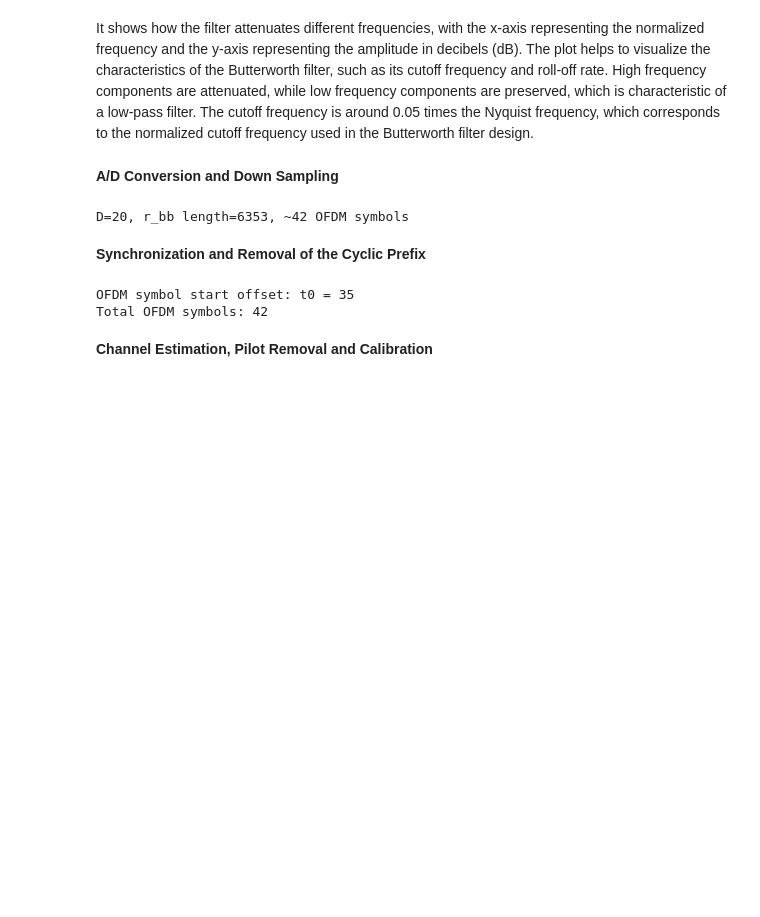
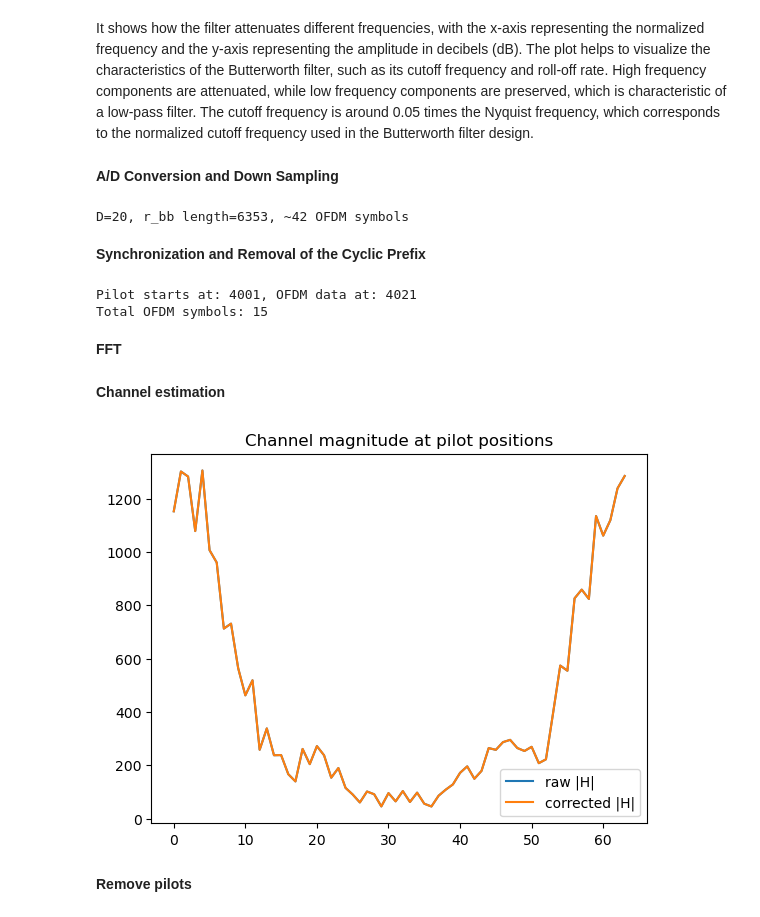
Before and after one commit to axellangenskiold/eitn21, a Jupyter notebook: assignment1_task3_alice.ipynb, the cells around one changed output. Drawn from its saved outputs; the diff is of its cells as text; code cells hidden in the pictures; blank space fills up the shorter version.

```diff
--- a/assignment1_task3_alice.ipynb
+++ b/assignment1_task3_alice.ipynb
@@ -51,30 +51,57 @@ D=20, r_bb length=6353, ~42 OFDM symbols
 # %% [markdown]
 **Synchronization and Removal of the Cyclic Prefix**
 # %%
-from numpy.lib.stride_tricks import sliding_window_view
+Tper = Nsc // 2  # = 64, pilot symbol period
 
-Nofdm = Nsc + Ncp  # 148 samples per OFDM symbol
+wins  = sliding_window_view(r_bb, 2 * Tper)
+gamma = np.sum(wins[:, :Tper] * np.conj(wins[:, Tper:]), axis=1)
+phi1  = np.sum(np.abs(wins[:, :Tper])**2, axis=1)
+phi2  = np.sum(np.abs(wins[:, Tper:])**2, axis=1)
+mu    = np.abs(gamma) / np.sqrt(phi1 * phi2 + 1e-10)
 
-# CP correlation: the CP is a copy of the last Ncp samples of the IFFT output
-# so r_bb[t:t+Ncp] ≈ r_bb[t+Nsc:t+Nsc+Ncp] at valid symbol starts
-wins  = sliding_window_view(r_bb, Nofdm)
-gamma = np.sum(wins[:, :Ncp] * np.conj(wins[:, Nsc:Nsc+Ncp]), axis=1)
-phi   = np.sum(np.abs(wins[:, Nsc:Nsc+Ncp])**2, axis=1)
-mu    = np.abs(gamma) / (phi + 1e-10)
+T0 = np.argmax(mu)          # start of pilot OFDM data (after CP)
+t0 = T0 - Ncp               # start of pilot CP
+print(f'Pilot starts at: {t0}, OFDM data at: {T0}')
 
-tau_ofdm = np.argmax(mu)
-t0 = tau_ofdm % Nofdm   # first OFDM symbol starts here
-print(f'OFDM symbol start offset: t0 = {t0}')
-
-# Extract all complete OFDM symbols and remove CP
-n_sym = (len(r_bb) - t0) // Nofdm
+# Extract symbols from t0 (start of pilot CP)
+Nofdm   = Nsc + Ncp
+n_sym   = (len(r_bb) - t0) // Nofdm
 ofdm_blocks = r_bb[t0 : t0 + n_sym*Nofdm].reshape(n_sym, Nofdm)
-ofdm_data   = ofdm_blocks[:, Ncp:]  # remove CP: keep last Nsc samples
+ofdm_data   = ofdm_blocks[:, Ncp:]
 print(f'Total OFDM symbols: {n_sym}')
 # %% [output]
-OFDM symbol start offset: t0 = 35
-Total OFDM symbols: 42
+Pilot starts at: 4001, OFDM data at: 4021
+Total OFDM symbols: 15
 # %% [markdown]
-**Channel Estimation, Pilot Removal and Calibration**
+**FFT**
 # %%
 X = np.fft.fft(ofdm_data, axis=1)
+# %% [markdown]
+**Channel estimation**
+# %%
+from scipy.signal import savgol_filter
+
+raw = X[0, 0::2]   # received pilots: P[k] * H[k] * 2 + noise
+
+P = np.ones(64)
+for _ in range(10):
+    H_est = raw / (2 * P)
+    H_smooth = (savgol_filter(H_est.real, 7, 2) +
+             1j * savgol_filter(H_est.imag, 7, 2))
+    P = np.where(np.abs(raw/2 - H_smooth) < np.abs(-raw/2 - H_smooth), 1.0, -1.0)
+
+H_pilots = raw / (2 * P)
+
+pilot_pos = np.arange(0, Nsc, 2)
+all_pos   = np.arange(Nsc)
+H_full = (np.interp(all_pos, pilot_pos, H_pilots.real)
+        + 1j * np.interp(all_pos, pilot_pos, H_pilots.imag))
+
+plt.plot(np.abs(X[0, 0::2] / 2), label='raw |H|')
+plt.plot(np.abs(H_pilots), label='corrected |H|')
+plt.legend(); plt.title('Channel magnitude at pilot positions')
+plt.show()
+# %% [output]
+[figure, added]
+# %% [markdown]
+**Remove pilots**
```
Also changed, not shown: parts of 7 cells of this notebook.
